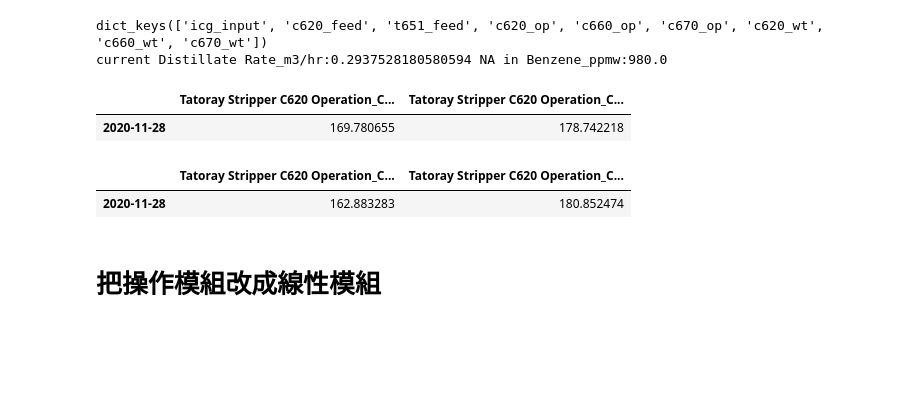
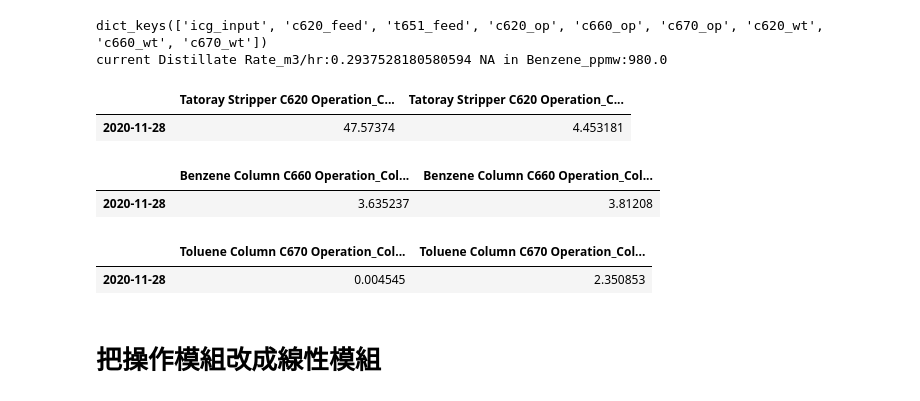
Before and after one commit to skywalker0803r/c620, a Jupyter notebook: usage_example(colab).ipynb, the cells around one changed output. Drawn from its saved outputs; the diff is of its cells as text; code cells hidden in the pictures; blank space fills up the shorter version.

```diff
--- a/usage_example(colab).ipynb
+++ b/usage_example(colab).ipynb
@@ -220,20 +237,26 @@ print(demo.keys())
 idx = demo['icg_input'].sample(1).index[0]
 f.Recommended_mode = True #(True or False)
 f.real_data_mode = True
+f._linear_op_model = False
 c620_wt,c620_op,c660_wt,c660_op,c670_wt,c670_op = f(demo['icg_input'].loc[[idx]],demo['c620_feed'].loc[[idx]],demo['t651_feed'].loc[[idx]])
 # %% [output]
 dict_keys(['icg_input', 'c620_feed', 't651_feed', 'c620_op', 'c660_op', 'c670_op', 'c620_wt', 'c660_wt', 'c670_wt'])
 current Distillate Rate_m3/hr:0.2937528180580594 NA in Benzene_ppmw:980.0
-# %%
-c620_op.iloc[:,-2:]
-# %% [output]
-|  | Tatoray Stripper C620 Operation_C... | Tatoray Stripper C620 Operation_C... |
-| 2020-11-28 | 169.780655 | 178.742218 |
 # %%
-demo['c620_op'].loc[[idx]].iloc[:,-2:]
+(c620_op.iloc[:,-2:] - demo['c620_op'].loc[[idx]].iloc[:,-2:])**2
 # %% [output]
 |  | Tatoray Stripper C620 Operation_C... | Tatoray Stripper C620 Operation_C... |
-| 2020-11-28 | 162.883283 | 180.852474 |
+| 2020-11-28 | 47.57374 | 4.453181 |
+# %%
+(c660_op.iloc[:,-2:]-demo['c660_op'].loc[[idx]].iloc[:,-2:])**2
+# %% [output]
+|  | Benzene Column C660 Operation_Col... | Benzene Column C660 Operation_Col... |
+| 2020-11-28 | 3.635237 | 3.81208 |
+# %%
+(c670_op.iloc[:,-2:]-demo['c670_op'].loc[[idx]].iloc[:,-2:])**2
+# %% [output]
+|  | Toluene Column C670 Operation_Col... | Toluene Column C670 Operation_Col... |
+| 2020-11-28 | 0.004545 | 2.350853 |
 # %% [markdown]
 # 把操作模組改成線性模組
 # %%
```
Also changed, not shown: parts of 5 cells of this notebook.
